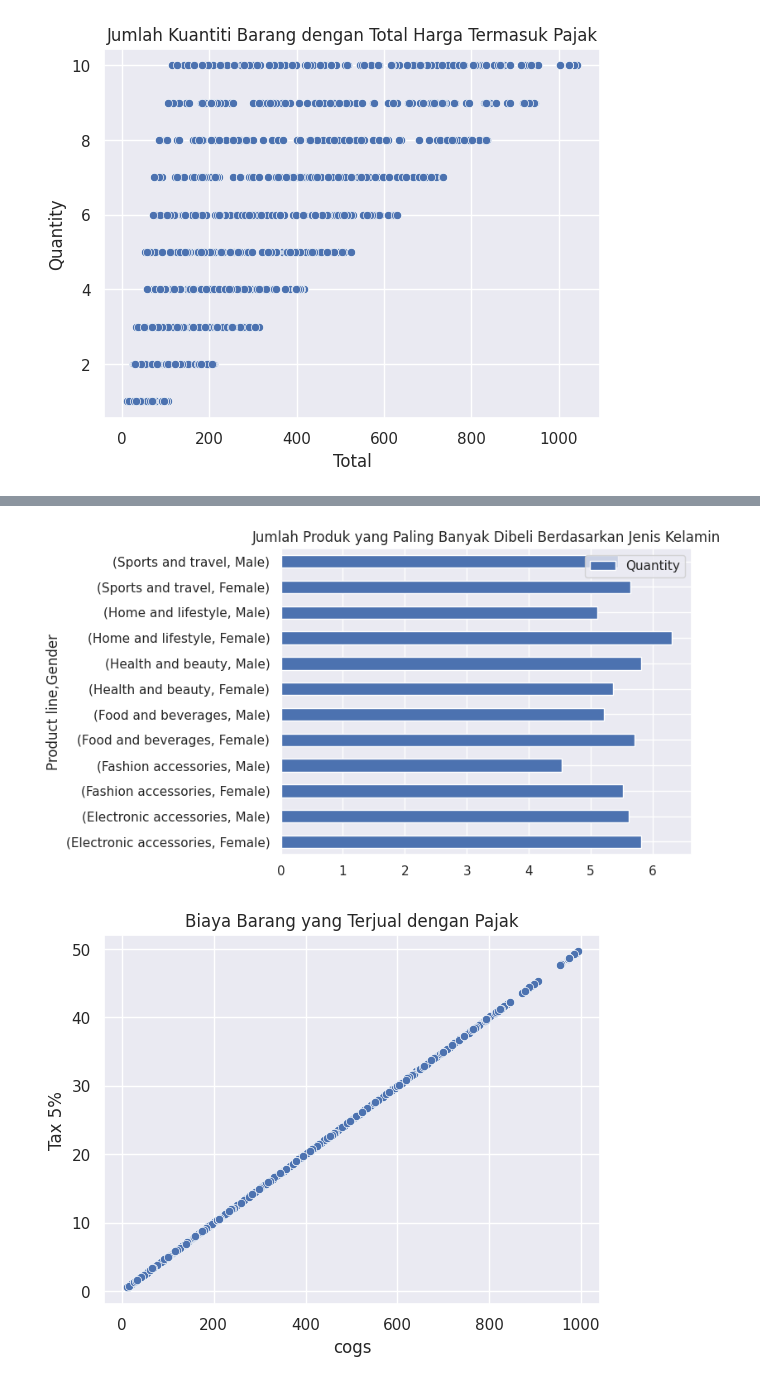
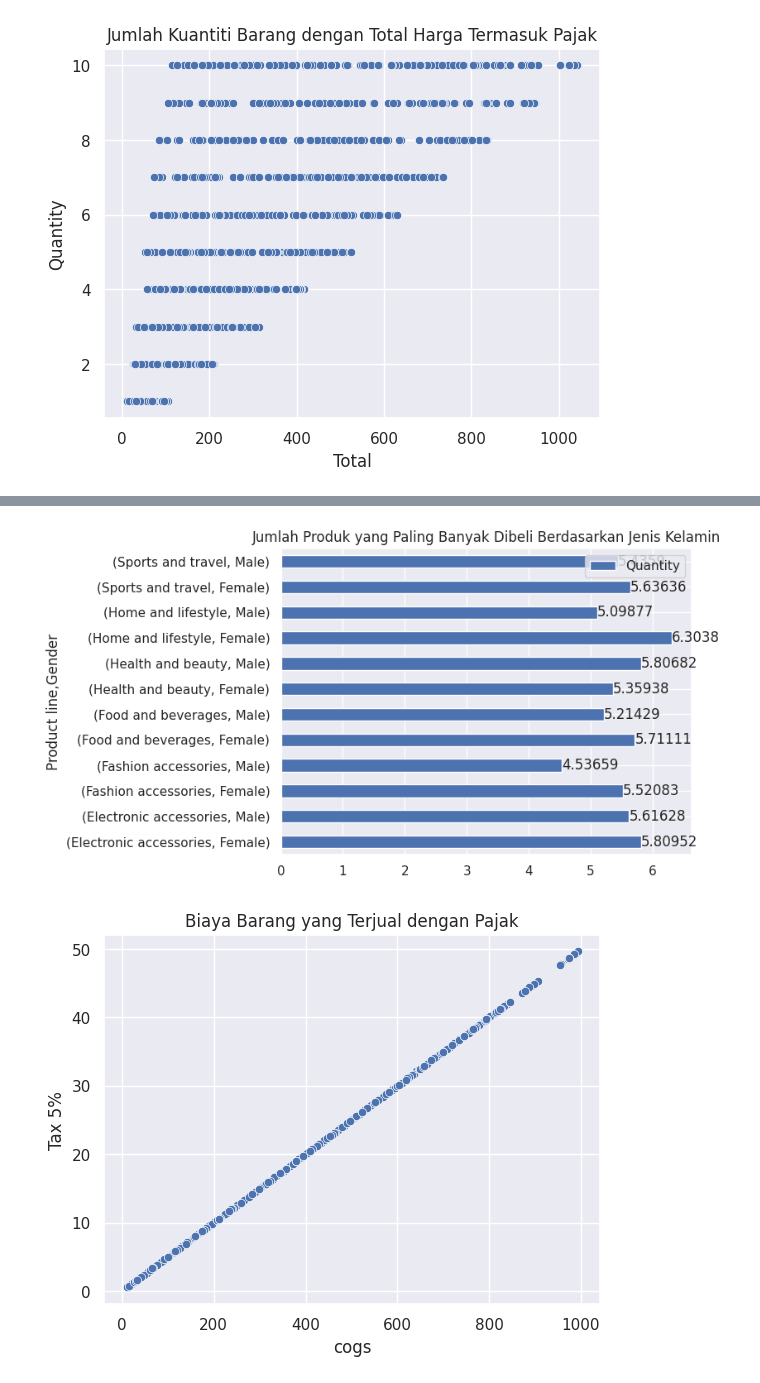
Before and after one commit to hendrimardani/data_science_supermarket_sales, a Jupyter notebook: supermarket_sales.ipynb, the cells around one changed output, grey strips where cells are left out. Cells and saved outputs as stored; diff of their text form; code cells hidden in the pictures.

```diff
--- a/supermarket_sales.ipynb
+++ b/supermarket_sales.ipynb
@@ -302,5 +302,6 @@ plot = data.groupby(["Product line"])["Quantity"].mean()
 ax = plot.plot.barh()
 ax.set_title("Jumlah Produk yang Paling Banyak Dibeli")
 ax.legend()
-plt.show()
+for container in ax.containers:
+    ax.bar_label(container)
 # %% [output]
@@ -308,11 +309,12 @@ plt.show()
 # %%
 plot = data.groupby(["Product line", "Gender"])["Quantity"].mean()
 ax = plot.plot.barh()
 ax.set_title("Jumlah Produk yang Paling Banyak Dibeli Berdasarkan Jenis Kelamin")
 ax.legend()
-plt.show()
+for container in ax.containers:
+    ax.bar_label(container)
 # %% [output]
-[figure, old version]
+[figure, new version]
 # %%
 sns.scatterplot(data=data, x="cogs", y="Tax 5%").set(title="Biaya Barang yang Terjual dengan Pajak")
 plt.show()
```
Also changed, not shown: parts of 1 cell of this notebook.
